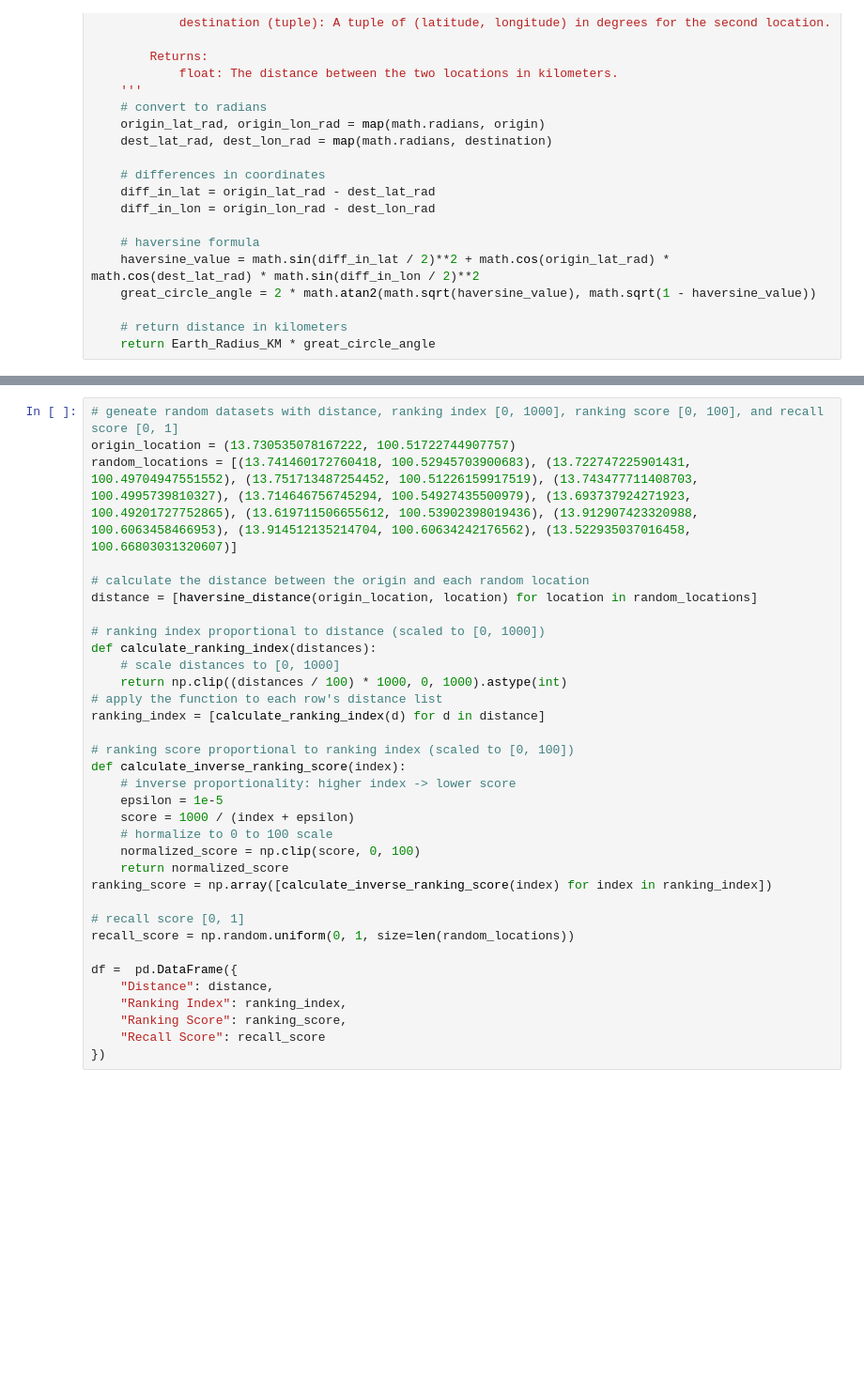
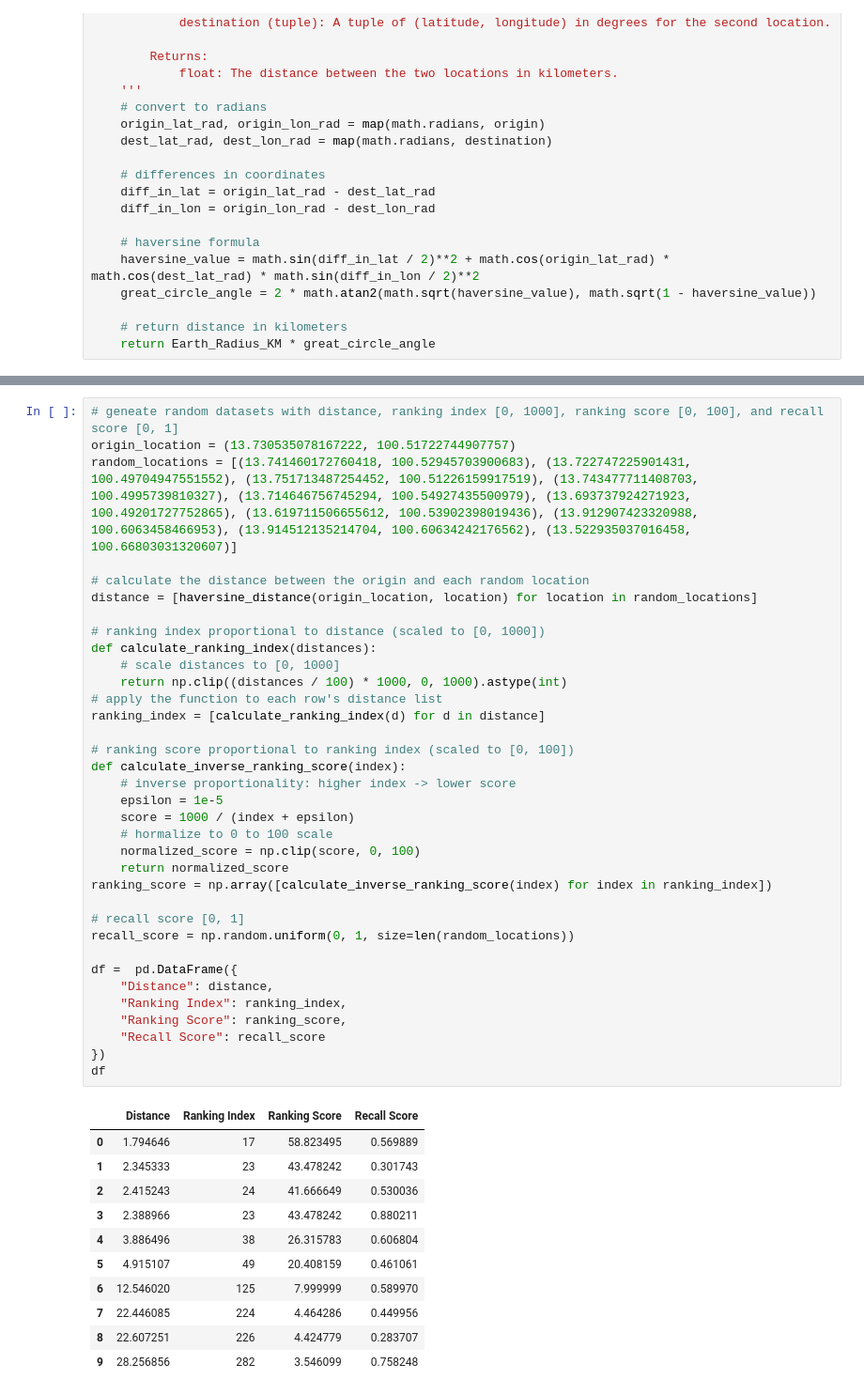
Before and after one commit to wiphoo/Website_Resources, a Jupyter notebook: tools/matplotlib/plot_multiple_datasets_on_y-axis.ipynb, the cells around one changed output, grey strips where cells are left out. Shown at 94% size. Cells and saved outputs as stored; diff of their text form; blank space fills up the shorter version.

```diff
--- a/tools/matplotlib/plot_multiple_datasets_on_y-axis.ipynb
+++ b/tools/matplotlib/plot_multiple_datasets_on_y-axis.ipynb
@@ -56,30 +44,43 @@ random_locations = [(13.741460172760418, 100.52945703900683), (13.72274722590143
 
 # calculate the distance between the origin and each random location
 distance = [haversine_distance(origin_location, location) for location in random_locations]
 
 # ranking index proportional to distance (scaled to [0, 1000])
 def calculate_ranking_index(distances):
     # scale distances to [0, 1000]
     return np.clip((distances / 100) * 1000, 0, 1000).astype(int)
 # apply the function to each row's distance list
 ranking_index = [calculate_ranking_index(d) for d in distance]
 
 # ranking score proportional to ranking index (scaled to [0, 100])
 def calculate_inverse_ranking_score(index):
     # inverse proportionality: higher index -> lower score
     epsilon = 1e-5
     score = 1000 / (index + epsilon)
     # hormalize to 0 to 100 scale
     normalized_score = np.clip(score, 0, 100)
     return normalized_score
 ranking_score = np.array([calculate_inverse_ranking_score(index) for index in ranking_index])
 
 # recall score [0, 1]
 recall_score = np.random.uniform(0, 1, size=len(random_locations))
 
 df =  pd.DataFrame({
     "Distance": distance,
     "Ranking Index": ranking_index,
     "Ranking Score": ranking_score,
     "Recall Score": recall_score
 })
+df
+# %% [output]
+|  | Distance | Ranking Index | Ranking Score | Recall Score |
+| 0 | 1.794646 | 17 | 58.823495 | 0.569889 |
+| 1 | 2.345333 | 23 | 43.478242 | 0.301743 |
+| 2 | 2.415243 | 24 | 41.666649 | 0.530036 |
+| 3 | 2.388966 | 23 | 43.478242 | 0.880211 |
+| 4 | 3.886496 | 38 | 26.315783 | 0.606804 |
+| 5 | 4.915107 | 49 | 20.408159 | 0.461061 |
+| 6 | 12.546020 | 125 | 7.999999 | 0.589970 |
+| 7 | 22.446085 | 224 | 4.464286 | 0.449956 |
+| 8 | 22.607251 | 226 | 4.424779 | 0.283707 |
+| 9 | 28.256856 | 282 | 3.546099 | 0.758248 |
```
Also changed, not shown: parts of 2 cells of this notebook.
